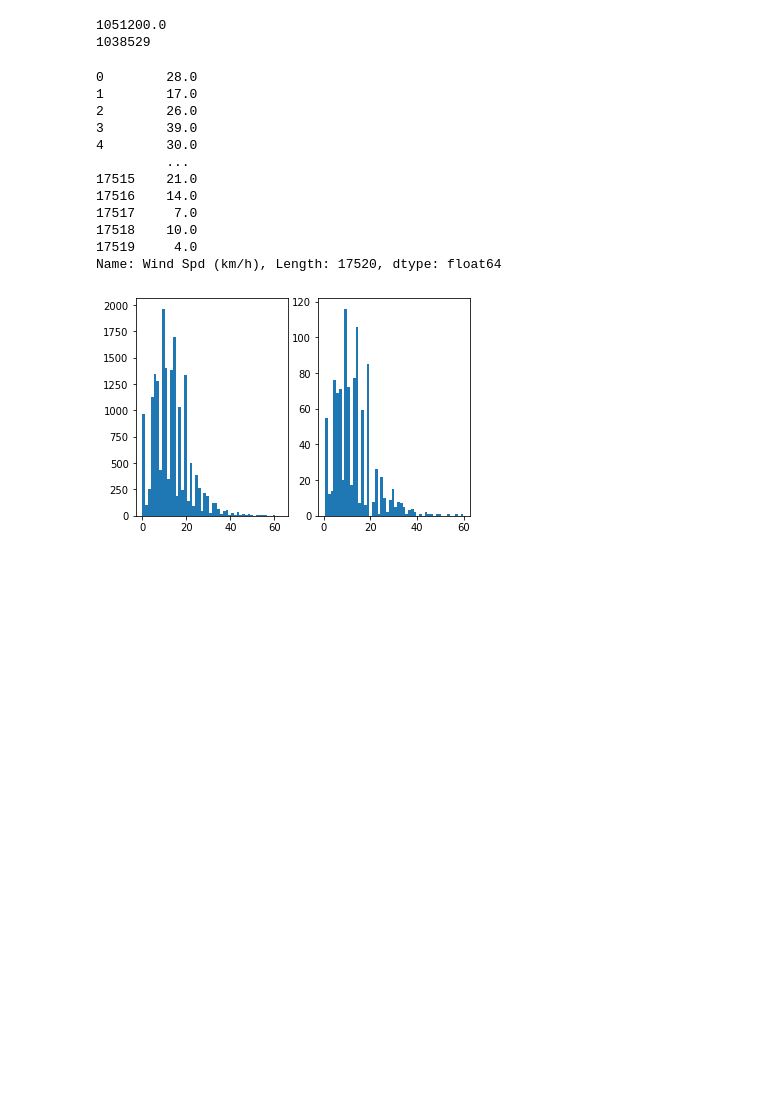
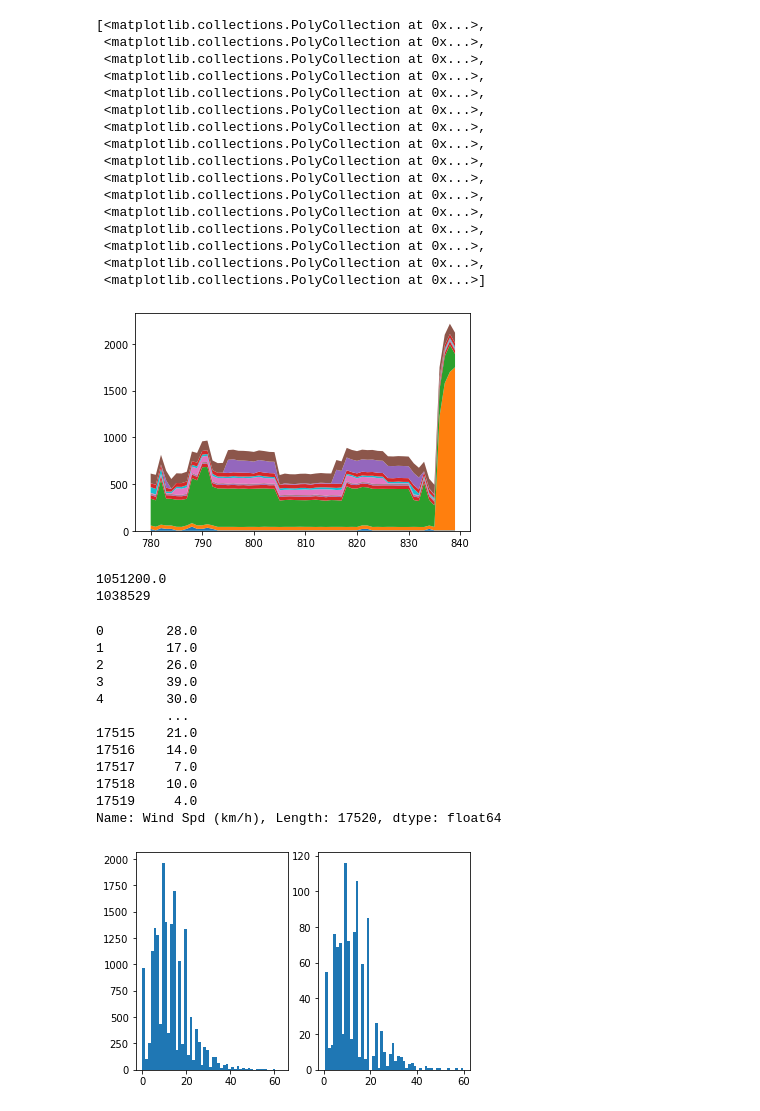
Before and after one commit to PrasannS/MicrogridSim, a Jupyter notebook: simulations/data-simulate-simple.ipynb, the cells around one changed output. Saved outputs shown, nothing was run; the diff lists cells and outputs as text; code cells hidden in the pictures; blank space fills up the shorter version.

```diff
--- a/simulations/data-simulate-simple.ipynb
+++ b/simulations/data-simulate-simple.ipynb
@@ -16,10 +16,10 @@ def load_market_data():
         df = pd.DataFrame()
         if(i>9):
             df = df.append(
-                pd.read_csv('./data/energy_price/PUB_PriceHOEPPredispOR_20'+str(i)+'.csv', skiprows=3))
+                pd.read_csv('../data/energy_price/PUB_PriceHOEPPredispOR_20'+str(i)+'.csv', skiprows=3))
         else:
             df = df.append(
-                pd.read_csv('./data/energy_price/PUB_PriceHOEPPredispOR_200'+str(i)+'.csv', skiprows=3))
+                pd.read_csv('../data/energy_price/PUB_PriceHOEPPredispOR_200'+str(i)+'.csv', skiprows=3))
         df = clean_market_data(df)
     return df
 
@@ -32,7 +32,7 @@ def clean_market_data(df):
     return df
 
 def load_data():
-    return pickle.load( open( "./data/ampds.p", "rb" ) )
+    return pickle.load( open( "../data/ampds.p", "rb" ) )
 
 def weather_data():
     climate = pd.read_csv('./data/load_profile/Climate_HourlyWeather.csv')
@@ -42,8 +42,8 @@ def weather_data():
     return climate
 
 def get_renewables():
-    pv = pd.read_csv('./data/solar/Actual_44.05_-92.45_2006_DPV_20MW_5_Min.csv')
-    wind = pd.read_csv('./data/wind/wind_data.csv')
+    pv = pd.read_csv('../data/solar/Actual_44.05_-92.45_2006_DPV_20MW_5_Min.csv')
+    wind = pd.read_csv('../data/wind/wind_data.csv')
     return pv, wind
 # %%
 ds = load_data()
@@ -50,3 +79,25 @@ ds = load_data()
+# %%
+start = 13*60
+end = 14*60
+plt.stackplot(range(start, end),  ds['HTE'].iloc[start:end]['apparent'], ds['HPE'].iloc[start:end]['apparent'], ds['RSE'].iloc[start:end]['apparent'], ds['TVE'].iloc[start:end]['apparent'], ds['UTE'].iloc[start:end]['apparent'],ds['BME'].iloc[start:end]['apparent'],ds['B2E'].iloc[start:end]['apparent'],ds['B1E'].iloc[start:end]['apparent'], ds['OUE'].iloc[start:end]['apparent'], ds['OFE'].iloc[start:end]['apparent'], ds['DWE'].iloc[start:end]['apparent'], ds['DNE'].iloc[start:end]['apparent'], ds['EBE'].iloc[start:end]['apparent'], ds['EQE'].iloc[start:end]['apparent'], ds['FGE'].iloc[start:end]['apparent'], ds['FRE'].iloc[start:end]['apparent'],labels=['HTE', 'HPE', 'RSE', 'TVE', 'UTE', 'BME', 'B2E','B1E', 'OUE', 'OFE','DWE', 'DNE', 'EBE', 'EQE','FGE', 'FRE'])
+# %% [output]
+[<matplotlib.collections.PolyCollection at 0x...>,
+ <matplotlib.collections.PolyCollection at 0x...>,
+ <matplotlib.collections.PolyCollection at 0x...>,
+ <matplotlib.collections.PolyCollection at 0x...>,
+ <matplotlib.collections.PolyCollection at 0x...>,
+ <matplotlib.collections.PolyCollection at 0x...>,
+ <matplotlib.collections.PolyCollection at 0x...>,
+ <matplotlib.collections.PolyCollection at 0x...>,
+ <matplotlib.collections.PolyCollection at 0x...>,
+ <matplotlib.collections.PolyCollection at 0x...>,
+ <matplotlib.collections.PolyCollection at 0x...>,
+ <matplotlib.collections.PolyCollection at 0x...>,
+ <matplotlib.collections.PolyCollection at 0x...>,
+ <matplotlib.collections.PolyCollection at 0x...>,
+ <matplotlib.collections.PolyCollection at 0x...>,
+ <matplotlib.collections.PolyCollection at 0x...>]
+[figure, added]
 # %%
 
 print(ds['TVE'].describe()['apparent']['count'] )
```
Also changed, not shown: parts of 2 cells of this notebook, 6 other files.
